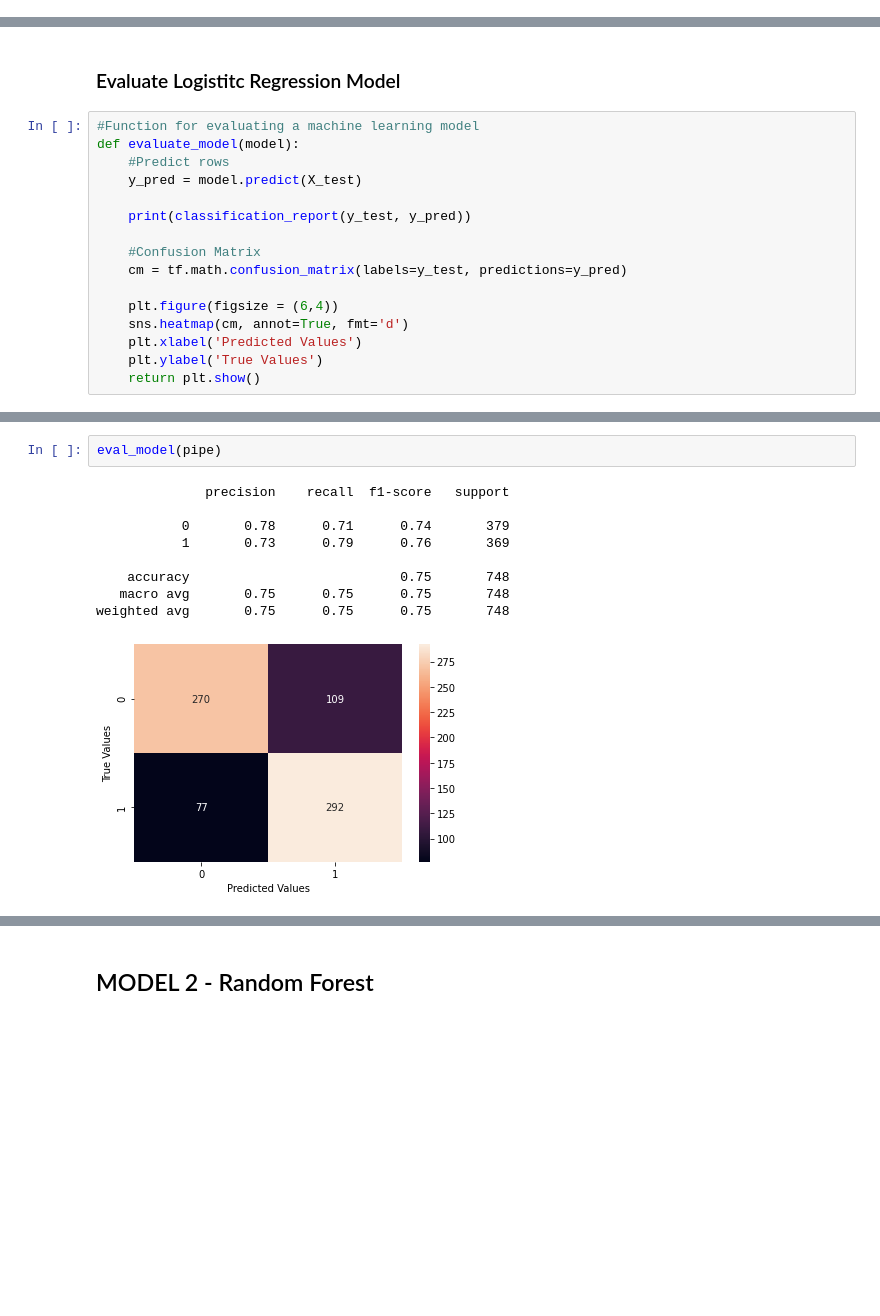
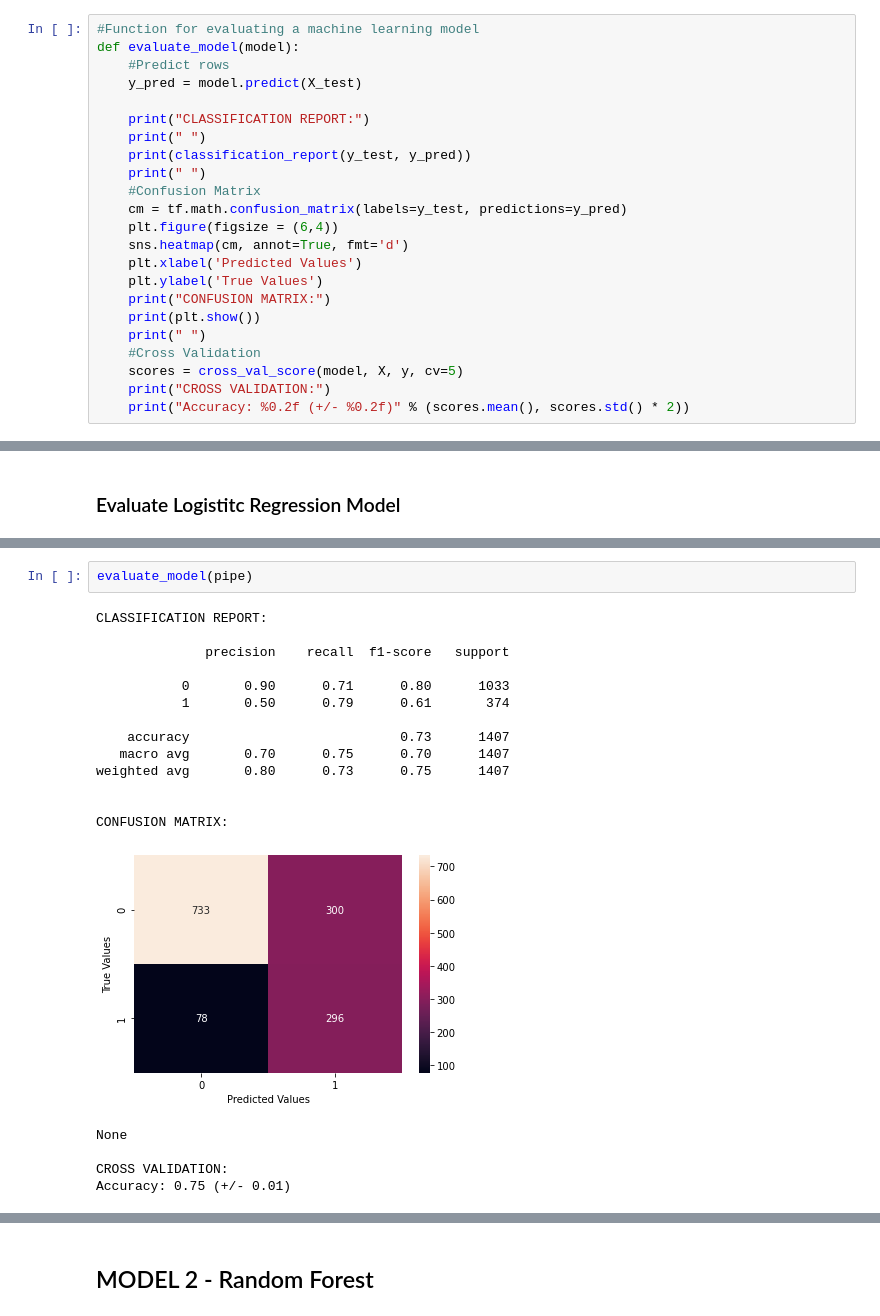
Before and after one commit to ehannell/customer_retention, a Jupyter notebook: Model/customer_retention_model.ipynb, the cells around one changed output, grey strips where cells are left out. Drawn from its saved outputs; the diff is of its cells as text; blank space fills up the shorter version.

Commit message:
Updated functions. Deep learning next

```diff
--- a/Model/customer_retention_model.ipynb
+++ b/Model/customer_retention_model.ipynb
@@ -579,0 +630,23 @@ I will focus on these two when building more in-depths predictive models.
+# %%
+#Function for evaluating a machine learning model
+def evaluate_model(model):
+    #Predict rows
+    y_pred = model.predict(X_test)
+
+    print("CLASSIFICATION REPORT:")
+    print(" ")
+    print(classification_report(y_test, y_pred))
+    print(" ")
+    #Confusion Matrix
+    cm = tf.math.confusion_matrix(labels=y_test, predictions=y_pred)
+    plt.figure(figsize = (6,4))
+    sns.heatmap(cm, annot=True, fmt='d')
+    plt.xlabel('Predicted Values')
+    plt.ylabel('True Values')
+    print("CONFUSION MATRIX:")
+    print(plt.show())
+    print(" ")
+    #Cross Validation
+    scores = cross_val_score(model, X, y, cv=5)
+    print("CROSS VALIDATION:")
+    print("Accuracy: %0.2f (+/- %0.2f)" % (scores.mean(), scores.std() * 2))
@@ -715,18 +767,2 @@ Logistic Regression : ROC AUC=0.840
 # %% [markdown]
 ### Evaluate Logistitc Regression Model
-# %%
-#Function for evaluating a machine learning model
-def evaluate_model(model):
-    #Predict rows
-    y_pred = model.predict(X_test)
-
-    print(classification_report(y_test, y_pred))
-
-    #Confusion Matrix
-    cm = tf.math.confusion_matrix(labels=y_test, predictions=y_pred)
-
-    plt.figure(figsize = (6,4))
-    sns.heatmap(cm, annot=True, fmt='d')
-    plt.xlabel('Predicted Values')
-    plt.ylabel('True Values')
-    return plt.show()
@@ -768,15 +769,24 @@ Text(33.0, 0.5, 'True Values')
 # %%
-eval_model(pipe)
+evaluate_model(pipe)
 # %% [output]
+CLASSIFICATION REPORT:
+
               precision    recall  f1-score   support
 
-           0       0.78      0.71      0.74       379
-           1       0.73      0.79      0.76       369
+           0       0.90      0.71      0.80      1033
+           1       0.50      0.79      0.61       374
 
-    accuracy                           0.75       748
-   macro avg       0.75      0.75      0.75       748
-weighted avg       0.75      0.75      0.75       748
+    accuracy                           0.73      1407
+   macro avg       0.70      0.75      0.70      1407
+weighted avg       0.80      0.73      0.75      1407
+
+
+CONFUSION MATRIX:
-[figure, old version]
+[figure, new version]
+None
+
+CROSS VALIDATION:
+Accuracy: 0.75 (+/- 0.01)
 # %% [markdown]
 ### Logistic Regression Model Conslusion
 
```
Also changed, not shown: parts of 64 cells of this notebook.
